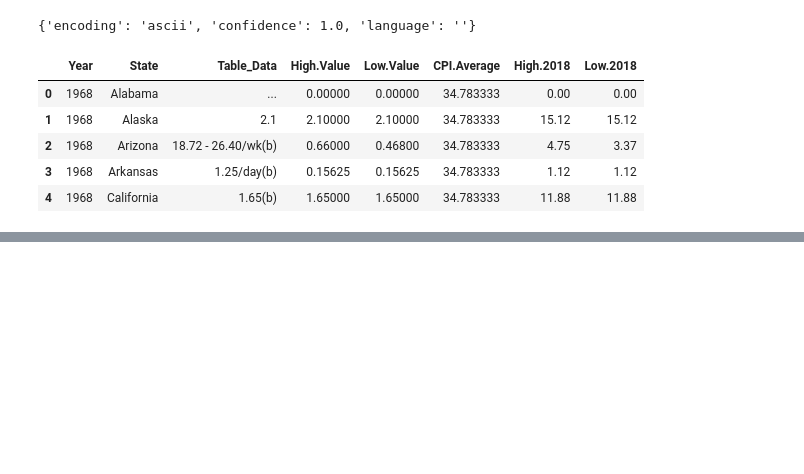
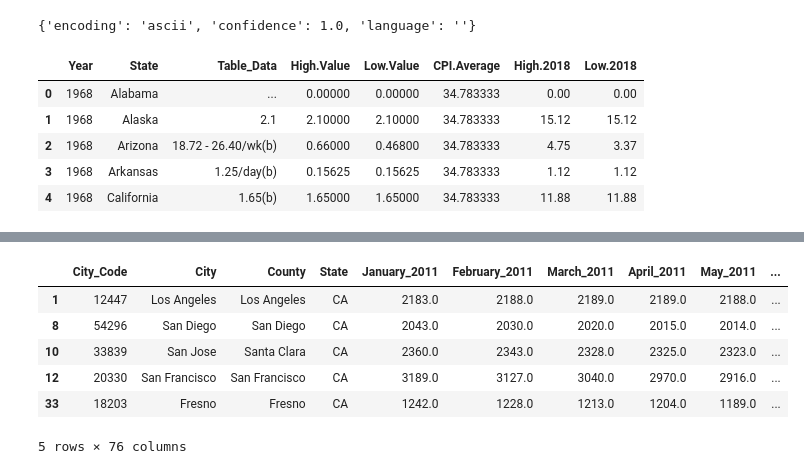
Before and after one commit to cassfolk/UCI-Project-2, a Jupyter notebook: Cleanup.ipynb, the cells around one changed output, grey strips where cells are left out. Cells and saved outputs as stored; diff of their text form; code cells hidden in the pictures; blank space fills up the shorter version.

```diff
--- a/Cleanup.ipynb
+++ b/Cleanup.ipynb
@@ -31,0 +65,4 @@ minimum_wage_df_start_clean.head()
+# %%
+rent_prices = "Resources/price.csv"
+rent_prices_df = pd.read_csv(rent_prices)
+rent_prices_df.head()
@@ -31,0 +77,3 @@ minimum_wage_df_start_clean.head()
+# %%
+rent_prices_ca_df = rent_prices_df.loc[rent_prices_df.State == 'CA']
+rent_prices_ca_df.head()
@@ -31,0 +88,18 @@ minimum_wage_df_start_clean.head()
+# %%
+rent_prices_ca_df_all = rent_prices_ca_df.drop(columns={'Population Rank',
+                                                                'Metro',
+                                                                'November 2010',
+                                                                'December 2010',
+                                                                'January 2017'})
+
+
+rent_prices_ca_df_all.columns = rent_prices_ca_df_all.columns.str.replace(" ", "_")
+rent_prices_ca_df_all.head()
+# %% [output]
+|  | City_Code | City | County | State | January_2011 | February_2011 | March_2011 | April_2011 | May_2011 | ... |
+| 1 | 12447 | Los Angeles | Los Angeles | CA | 2183.0 | 2188.0 | 2189.0 | 2189.0 | 2188.0 | ... |
+| 8 | 54296 | San Diego | San Diego | CA | 2043.0 | 2030.0 | 2020.0 | 2015.0 | 2014.0 | ... |
+| 10 | 33839 | San Jose | Santa Clara | CA | 2360.0 | 2343.0 | 2328.0 | 2325.0 | 2323.0 | ... |
+| 12 | 20330 | San Francisco | San Francisco | CA | 3189.0 | 3127.0 | 3040.0 | 2970.0 | 2916.0 | ... |
+| 33 | 18203 | Fresno | Fresno | CA | 1242.0 | 1228.0 | 1213.0 | 1204.0 | 1189.0 | ... |
+5 rows × 76 columns
```
Also changed, not shown: parts of 23 cells of this notebook, 2 other files.
